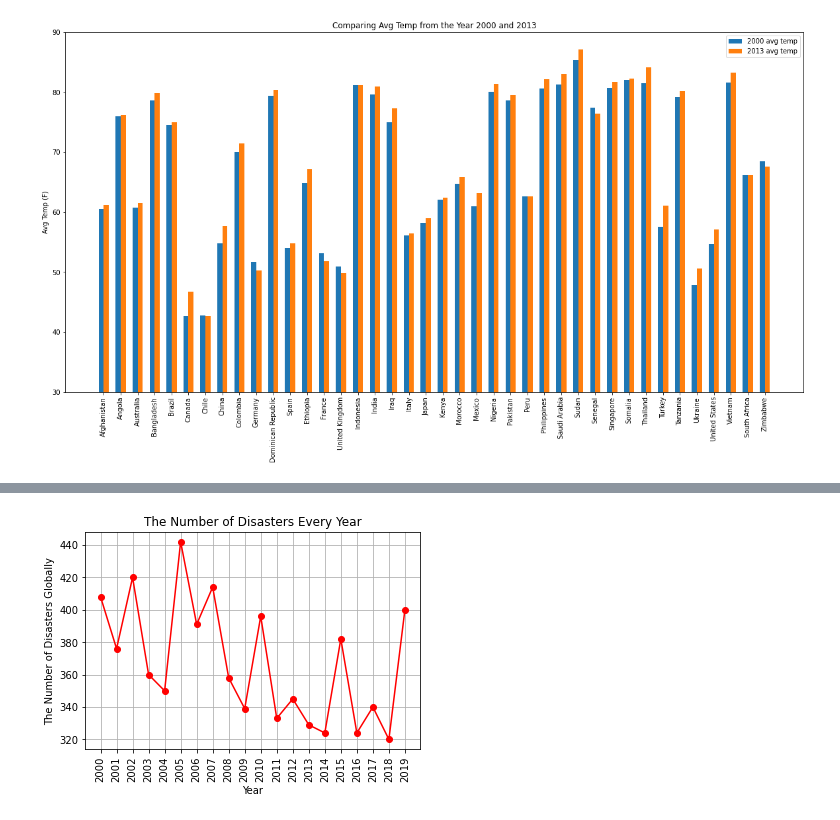
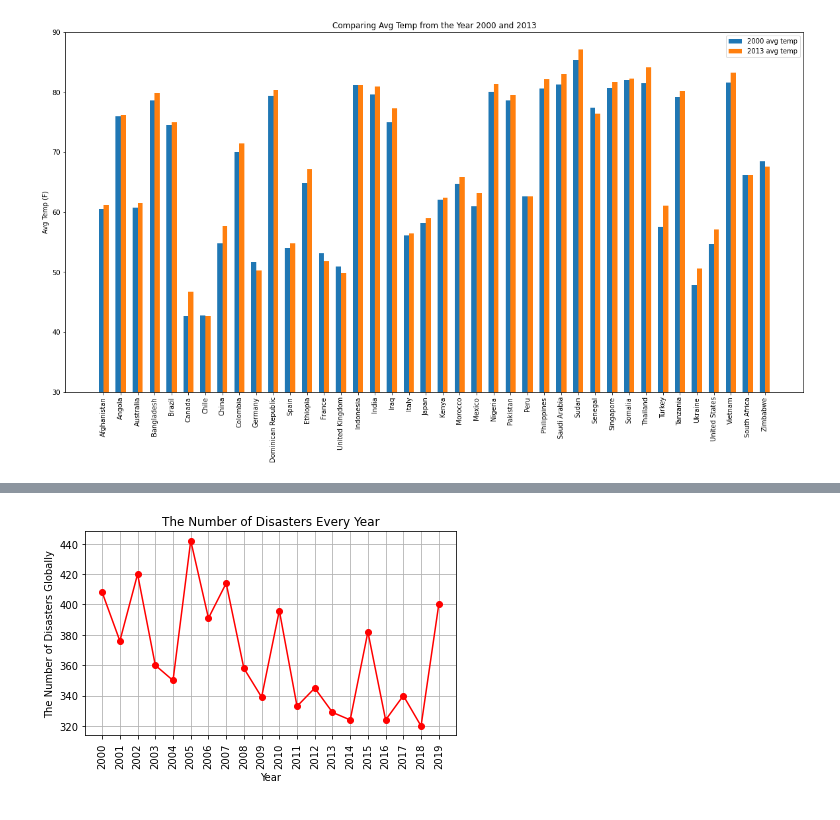
Before and after one commit to moriahtaylor1/climate-change-analysis, a Jupyter notebook: extreme_weather.ipynb, the cells around one changed output, grey strips where cells are left out. Drawn from its saved outputs; the diff is of its cells as text; code cells hidden in the pictures.

```diff
--- a/extreme_weather.ipynb
+++ b/extreme_weather.ipynb
@@ -129,21 +121,22 @@ len(disasters_cleandata['year'])
 # %%
 #Calculate total disasters globally per year
 total_disasters_list = []
 years = disasters_cleandata['year'].unique()
 for year in years:
     subset = disasters_cleandata[disasters_cleandata['year']==year]
     total = len(subset['year'])
     total_disasters_list.append(total)
 total_disasters_list
 
 #Create line plot
 plt.plot(years, total_disasters_list, color='r', marker='o')
 plt.title("The Number of Disasters Every Year")
 plt.ylabel("The Number of Disasters Globally")
 plt.xlabel("Year")
 plt.grid(True)
-
 plt.xticks(years, rotation="vertical")
+plt.tight_layout()
 plt.savefig("Images/num_of_disasters.png")
+plt.show()
 # %% [output]
-[figure, old version]
+[figure, new version]
```
Also changed, not shown: parts of 3 cells of this notebook.
